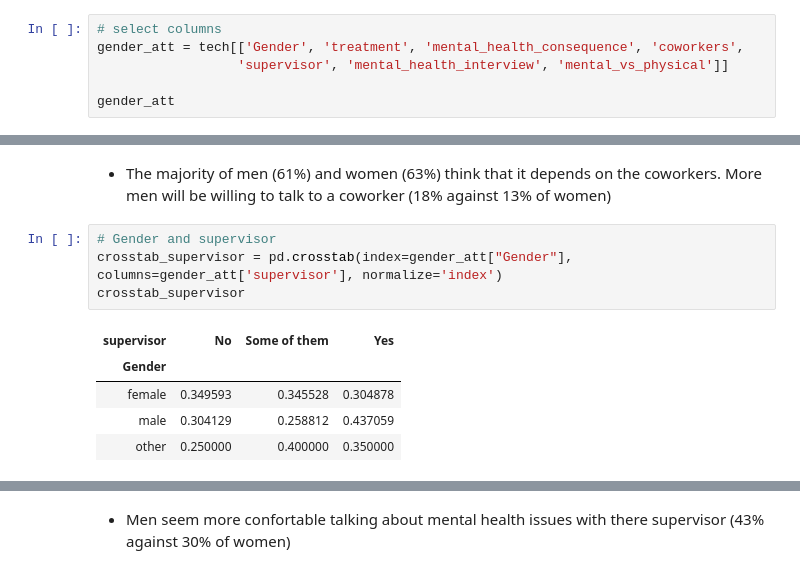
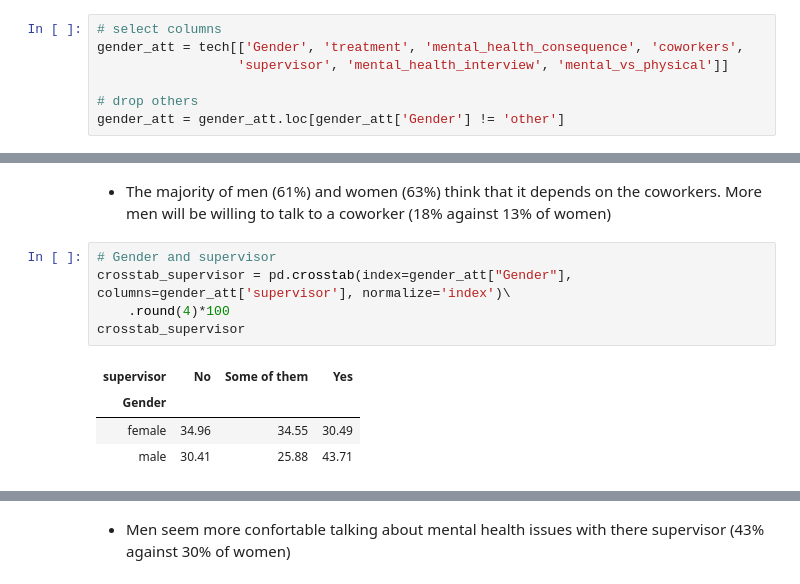
Before and after one commit to chriszapp/data-squad-32_EDA, a Jupyter notebook: Attitude towards mental health.ipynb, the cells around one changed output, grey strips where cells are left out. Drawn from its saved outputs; the diff is of its cells as text.

```diff
--- a/Attitude towards mental health.ipynb
+++ b/Attitude towards mental health.ipynb
@@ -98,4 +97,5 @@ Unbalanced population between men and women - use relative number
 gender_att = tech[['Gender', 'treatment', 'mental_health_consequence', 'coworkers',
                   'supervisor', 'mental_health_interview', 'mental_vs_physical']]
 
-gender_att
+# drop others
+gender_att = gender_att.loc[gender_att['Gender'] != 'other']
@@ -160,11 +165,11 @@ crosstab_coworkers
 - The majority of men (61%) and women (63%) think that it depends on the coworkers. More men will be willing to talk to a coworker (18% against 13% of women)
 # %%
 # Gender and supervisor
-crosstab_supervisor = pd.crosstab(index=gender_att["Gender"], columns=gender_att['supervisor'], normalize='index')
+crosstab_supervisor = pd.crosstab(index=gender_att["Gender"], columns=gender_att['supervisor'], normalize='index')\
+    .round(4)*100
 crosstab_supervisor
 # %% [output]
 | supervisor | No | Some of them | Yes |
 | Gender |  |  |  |
-| female | 0.349593 | 0.345528 | 0.304878 |
-| male | 0.304129 | 0.258812 | 0.437059 |
-| other | 0.250000 | 0.400000 | 0.350000 |
+| female | 34.96 | 34.55 | 30.49 |
+| male | 30.41 | 25.88 | 43.71 |
```
Also changed, not shown: parts of 18 cells of this notebook.
